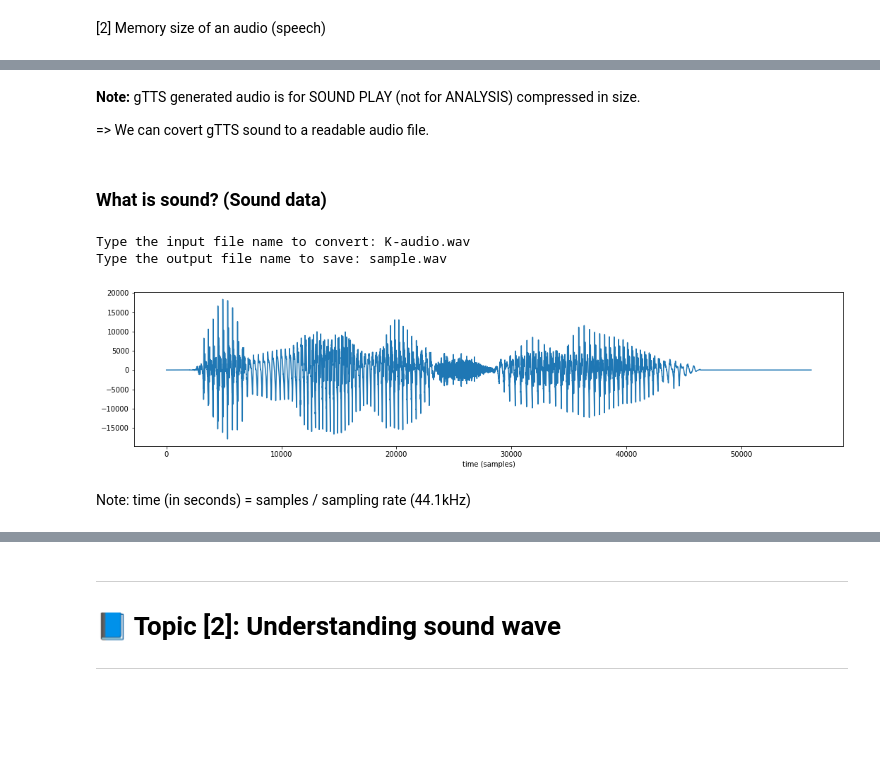
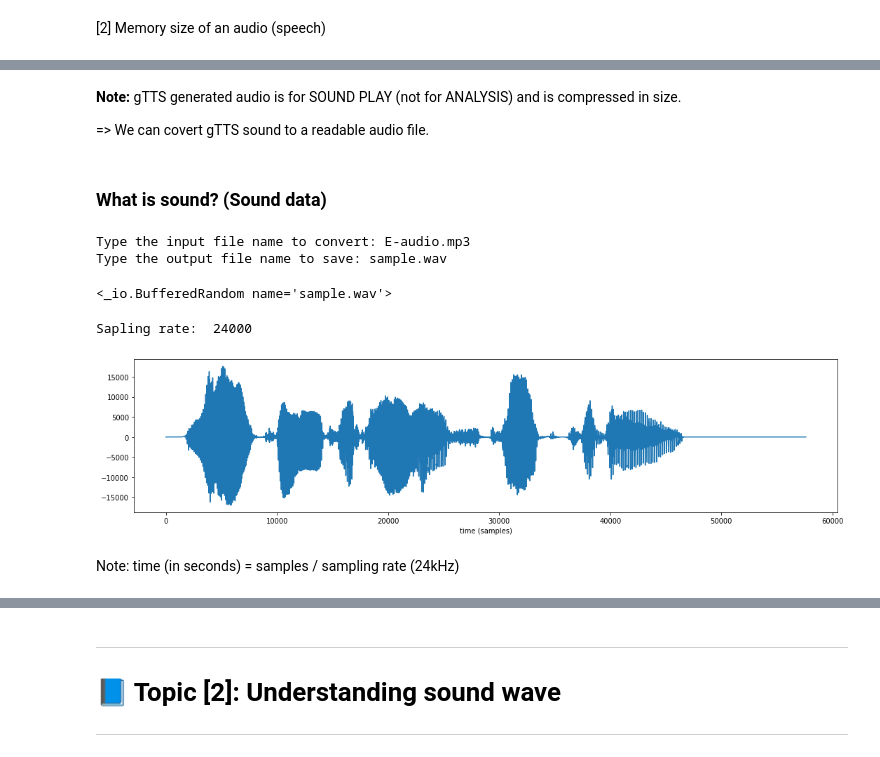
Before and after one commit to MK316/workshops, a Jupyter notebook: 20230126_yonsei/ILIS_139th_Part1.ipynb, the cells around one changed output, grey strips where cells are left out. Saved outputs shown, nothing was run; the diff lists cells and outputs as text; code cells hidden in the pictures; blank space fills up the shorter version.

```diff
--- a/20230126_yonsei/ILIS_139th_Part1.ipynb
+++ b/20230126_yonsei/ILIS_139th_Part1.ipynb
@@ -103,6 +109,6 @@ File size:  5088 bytes
 [interactive output not drawn]
 # %% [markdown]
-**Note:** gTTS generated audio is for SOUND PLAY (not for ANALYSIS) compressed in size.
+**Note:** gTTS generated audio is for SOUND PLAY (not for ANALYSIS) and is compressed in size.
 
 => We can covert gTTS sound to a readable audio file.
 # %% [markdown]
@@ -110,7 +121,10 @@ File size:  5088 bytes
 # %%
-#@markdown 🔄 (1/3) Specify file names to convert:
+#@markdown 🔄 (2/3) Specify file names to convert: 📌 k-audio.mp3 => sample.wav
 inaudio = input("Type the input file name to convert: ")
 outaudio = input("Type the output file name to save: ")
+sound = AudioSegment.from_mp3(inaudio)
+sound.export(outaudio, format="wav")
 # %% [output]
-Type the input file name to convert: K-audio.wav
+Type the input file name to convert: E-audio.mp3
 Type the output file name to save: sample.wav
+<_io.BufferedRandom name='sample.wav'>
@@ -121,15 +131,18 @@ Type the output file name to save: sample.wav
 # %%
 #@markdown 🔄 (3/3) Display waveform:
 import scipy.io.wavfile as wavfile
 import matplotlib.pyplot as plt
 
+audio = AudioSegment.from_file(outaudio, format="wav")
+print("Sapling rate: ", audio.frame_rate)
 fs, data = wavfile.read(outaudio) # replace with the name of your audio file
 plt.figure(figsize=(18,4))
 plt.xlabel('time (samples)')
 plt.plot(data)
 plt.show()
 # %% [output]
+Sapling rate:  24000
-[figure, old version]
+[figure, new version]
 # %% [markdown]
-Note: time (in seconds) = samples / sampling rate (44.1kHz)
+Note: time (in seconds) = samples / sampling rate (24kHz)
 # %%
```
Also changed, not shown: parts of 30 cells of this notebook.
